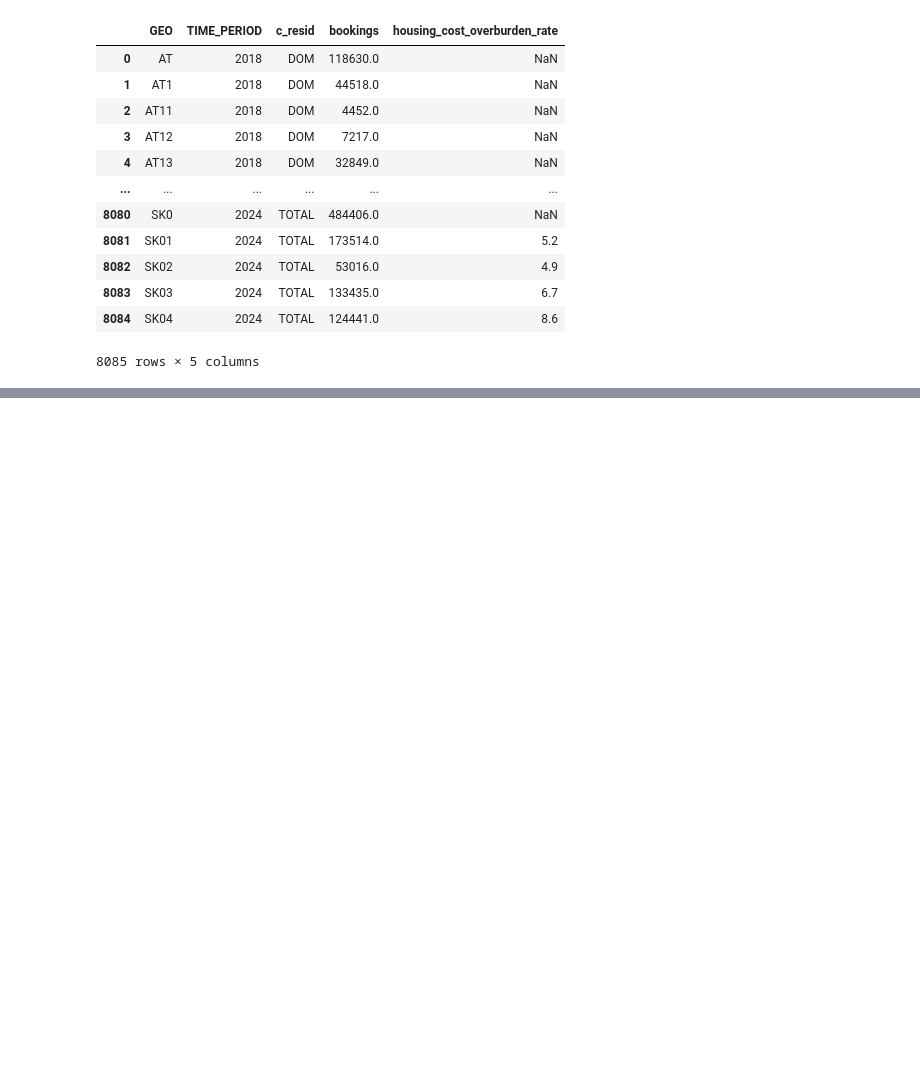
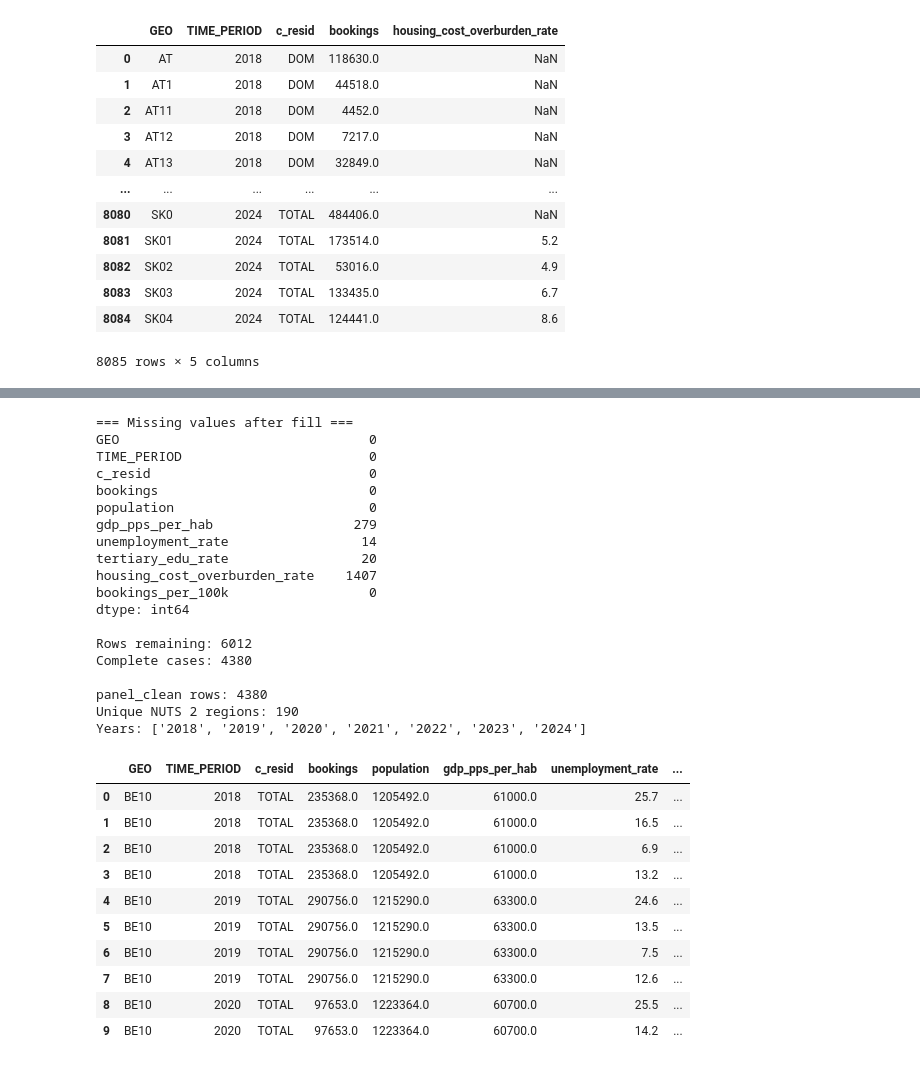
Before and after one commit to hawk-s/tourism_analysis_idea, a Jupyter notebook: analysis.ipynb, the cells around one changed output, grey strips where cells are left out. Cells and saved outputs as stored; diff of their text form; code cells hidden in the pictures; blank space fills up the shorter version.

```diff
--- a/analysis.ipynb
+++ b/analysis.ipynb
@@ -147,3 +147,20 @@ Coverage (non-null housing values): 3444 / 8085
 | 8083 | SK03 | 2024 | TOTAL | 133435.0 | 6.7 |
 | 8084 | SK04 | 2024 | TOTAL | 124441.0 | 8.6 |
 8085 rows × 5 columns
+# %%
+# --- Step 1: Filter to NUTS 2 level + TOTAL residency ---
+# NUTS 2 = 4-character GEO codes (e.g. "AT11", "DE21")
+# This is the granularity where most Eurostat regional datasets overlap.
+
+tourism_nuts2 = (
+    tourism_annual[
+        (tourism_annual['GEO'].str.len() == 4) &
+        (tourism_annual['c_resid'] == 'TOTAL')
+    ]
+    .copy()
+    .reset_index(drop=True)
+)
+
+print("tourism_nuts2 shape:", tourism_nuts2.shape)
+print("Years available:", sorted(tourism_nuts2['TIME_PERIOD'].unique()))
+print("Sample GEOs:", tourism_nuts2['GEO'].unique()[:10])
@@ -149,0 +441,62 @@ Coverage (non-null housing values): 3444 / 8085
+# %%
+# --- Step 8: Handle missing values ---
+# Strategy:
+#   (a) Drop rows where population is missing — can't compute per-capita without it.
+#   (b) For the other covariates (GDP, unemployment, education, housing), use
+#       forward-fill then backward-fill within each region (GEO) to carry over
+#       nearby years before resorting to dropping.
+
+panel = panel.sort_values(['GEO', 'TIME_PERIOD']).reset_index(drop=True)
+
+# (a) Must have population to calculate the outcome variable
+panel = panel.dropna(subset=['bookings', 'population'])
+
+# (b) Fill covariates within region across years
+covariate_cols = ['gdp_pps_per_hab', 'unemployment_rate', 'tertiary_edu_rate', 'housing_cost_overburden_rate']
+panel[covariate_cols] = (
+    panel.groupby('GEO')[covariate_cols]
+    .transform(lambda s: s.ffill().bfill())
+)
+
+print("=== Missing values after fill ===")
+print(panel.isnull().sum())
+print(f"\nRows remaining: {len(panel)}")
+print(f"Complete cases: {panel.dropna().shape[0]}")
+
+# Drop any rows still missing covariates (no data for that region in any year)
+panel_clean = panel.dropna().reset_index(drop=True)
+print(f"\npanel_clean rows: {len(panel_clean)}")
+print(f"Unique NUTS 2 regions: {panel_clean['GEO'].nunique()}")
+print(f"Years: {sorted(panel_clean['TIME_PERIOD'].unique())}")
+panel_clean.head(10)
+# %% [output]
+=== Missing values after fill ===
+GEO                                0
+TIME_PERIOD                        0
+c_resid                            0
+bookings                           0
+population                         0
+gdp_pps_per_hab                  279
+unemployment_rate                 14
+tertiary_edu_rate                 20
+housing_cost_overburden_rate    1407
+bookings_per_100k                  0
+dtype: int64
+
+Rows remaining: 6012
+Complete cases: 4380
+
+panel_clean rows: 4380
+Unique NUTS 2 regions: 190
+Years: ['2018', '2019', '2020', '2021', '2022', '2023', '2024']
+|  | GEO | TIME_PERIOD | c_resid | bookings | population | gdp_pps_per_hab | unemployment_rate | ... |
+| 0 | BE10 | 2018 | TOTAL | 235368.0 | 1205492.0 | 61000.0 | 25.7 | ... |
+| 1 | BE10 | 2018 | TOTAL | 235368.0 | 1205492.0 | 61000.0 | 16.5 | ... |
+| 2 | BE10 | 2018 | TOTAL | 235368.0 | 1205492.0 | 61000.0 | 6.9 | ... |
+| 3 | BE10 | 2018 | TOTAL | 235368.0 | 1205492.0 | 61000.0 | 13.2 | ... |
+| 4 | BE10 | 2019 | TOTAL | 290756.0 | 1215290.0 | 63300.0 | 24.6 | ... |
+| 5 | BE10 | 2019 | TOTAL | 290756.0 | 1215290.0 | 63300.0 | 13.5 | ... |
+| 6 | BE10 | 2019 | TOTAL | 290756.0 | 1215290.0 | 63300.0 | 7.5 | ... |
+| 7 | BE10 | 2019 | TOTAL | 290756.0 | 1215290.0 | 63300.0 | 12.6 | ... |
+| 8 | BE10 | 2020 | TOTAL | 97653.0 | 1223364.0 | 60700.0 | 25.5 | ... |
+| 9 | BE10 | 2020 | TOTAL | 97653.0 | 1223364.0 | 60700.0 | 14.2 | ... |
```
Also changed, not shown: parts of 22 cells of this notebook.
